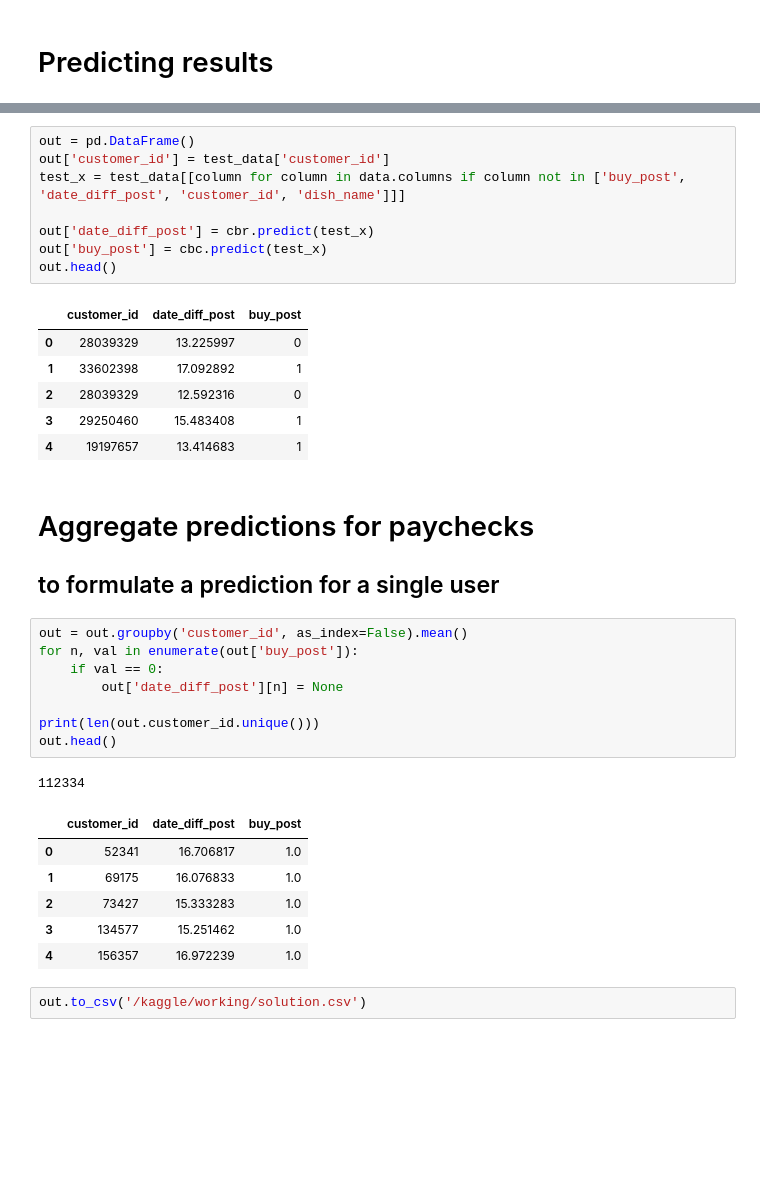
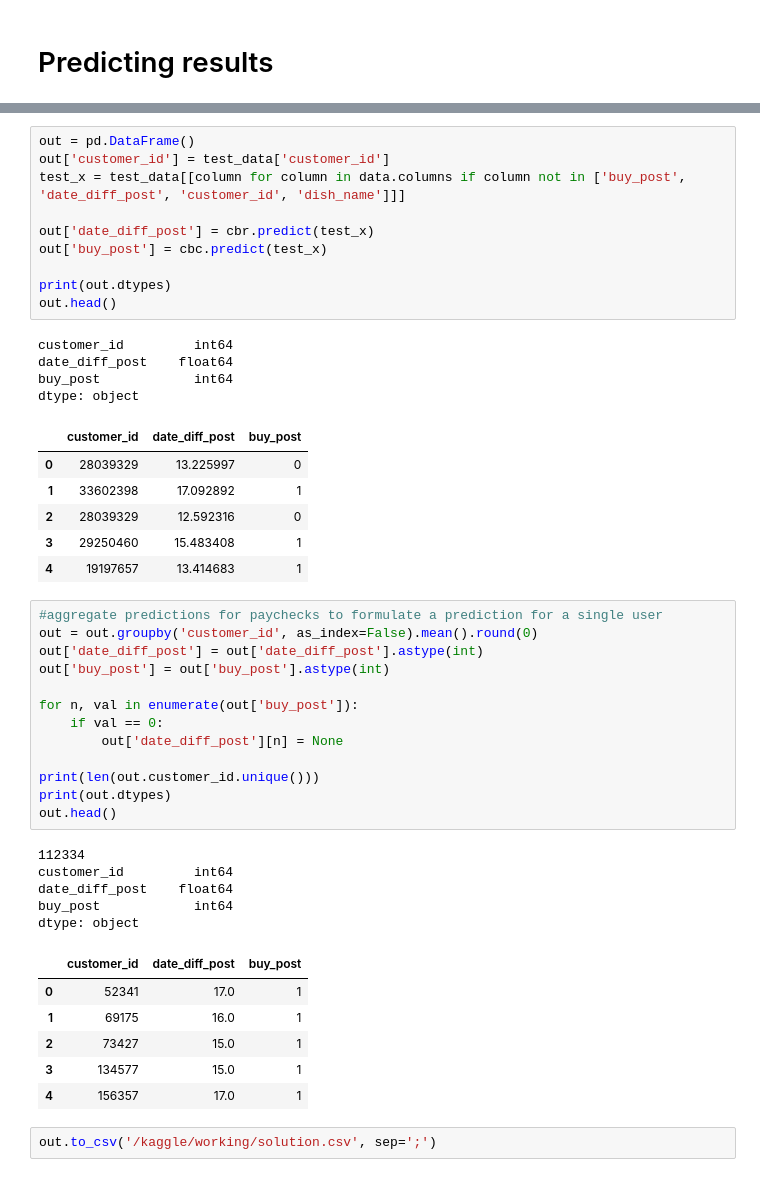
Before and after one commit to a125x/Burger-King-Churn-Hack, a Jupyter notebook: burger-king-churn-hackaton.ipynb, the cells around one changed output, grey strips where cells are left out. Cells and saved outputs as stored; diff of their text form; blank space fills up the shorter version.

Commit message:
Kaggle Notebook | Burger King Churn Hackaton | Version 5

```diff
--- a/burger-king-churn-hackaton.ipynb
+++ b/burger-king-churn-hackaton.ipynb
@@ -379,32 +379,44 @@ test_x = test_data[[column for column in data.columns if column not in ['buy_pos
 
 out['date_diff_post'] = cbr.predict(test_x)
 out['buy_post'] = cbc.predict(test_x)
+
+print(out.dtypes)
 out.head()
 # %% [output]
+customer_id         int64
+date_diff_post    float64
+buy_post            int64
+dtype: object
 |  | customer_id | date_diff_post | buy_post |
 | 0 | 28039329 | 13.225997 | 0 |
 | 1 | 33602398 | 17.092892 | 1 |
 | 2 | 28039329 | 12.592316 | 0 |
 | 3 | 29250460 | 15.483408 | 1 |
 | 4 | 19197657 | 13.414683 | 1 |
-# %% [markdown]
-# Aggregate predictions for paychecks
-## to formulate a prediction for a single user
 # %%
-out = out.groupby('customer_id', as_index=False).mean()
+#aggregate predictions for paychecks to formulate a prediction for a single user
+out = out.groupby('customer_id', as_index=False).mean().round(0)
+out['date_diff_post'] = out['date_diff_post'].astype(int)
+out['buy_post'] = out['buy_post'].astype(int)
+
 for n, val in enumerate(out['buy_post']):
     if val == 0:
         out['date_diff_post'][n] = None
 
 print(len(out.customer_id.unique()))
+print(out.dtypes)
 out.head()
 # %% [output]
 112334
+customer_id         int64
+date_diff_post    float64
+buy_post            int64
+dtype: object
 |  | customer_id | date_diff_post | buy_post |
-| 0 | 52341 | 16.706817 | 1.0 |
-| 1 | 69175 | 16.076833 | 1.0 |
-| 2 | 73427 | 15.333283 | 1.0 |
-| 3 | 134577 | 15.251462 | 1.0 |
-| 4 | 156357 | 16.972239 | 1.0 |
+| 0 | 52341 | 17.0 | 1 |
+| 1 | 69175 | 16.0 | 1 |
+| 2 | 73427 | 15.0 | 1 |
+| 3 | 134577 | 15.0 | 1 |
+| 4 | 156357 | 17.0 | 1 |
 # %%
-out.to_csv('/kaggle/working/solution.csv')
+out.to_csv('/kaggle/working/solution.csv', sep=';')
```
Also changed, not shown: parts of 10 cells of this notebook.
